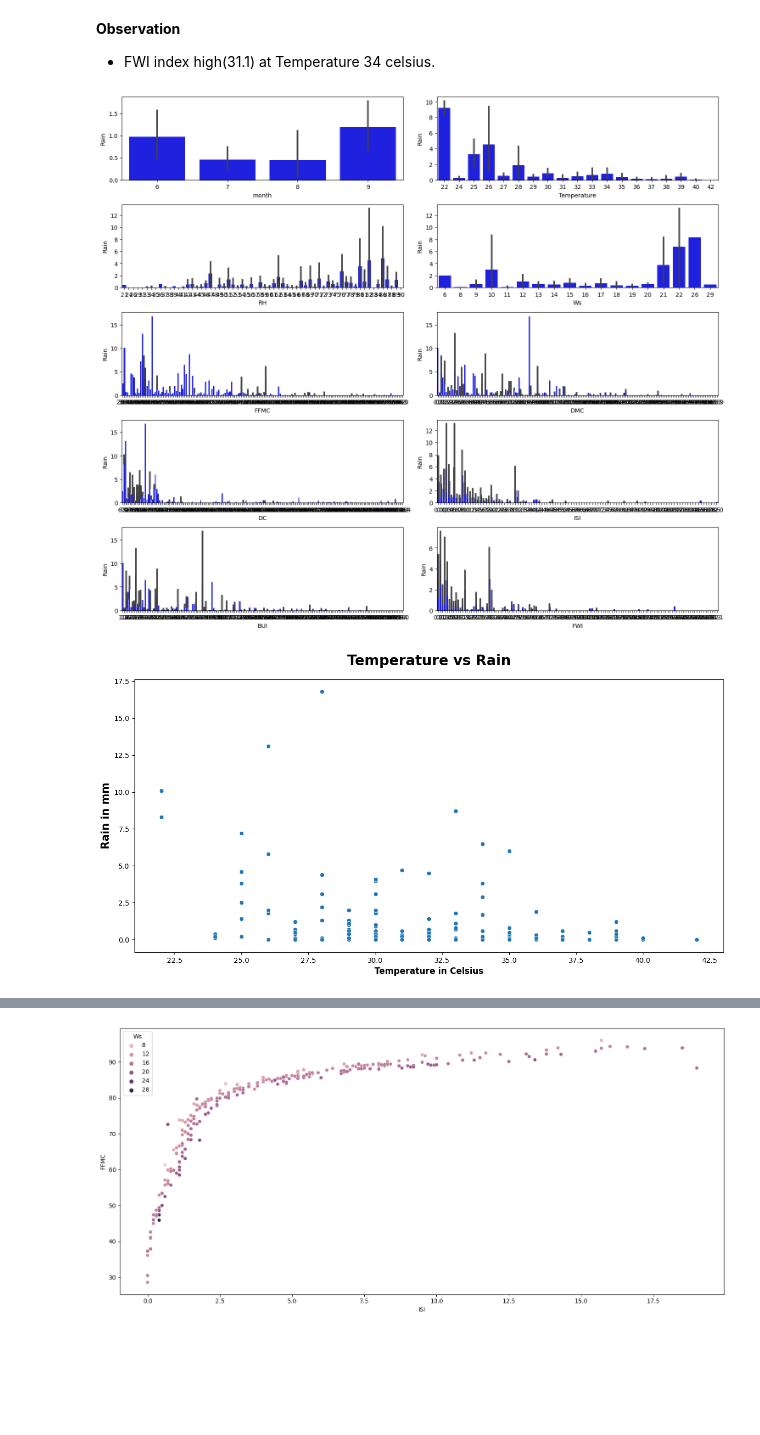
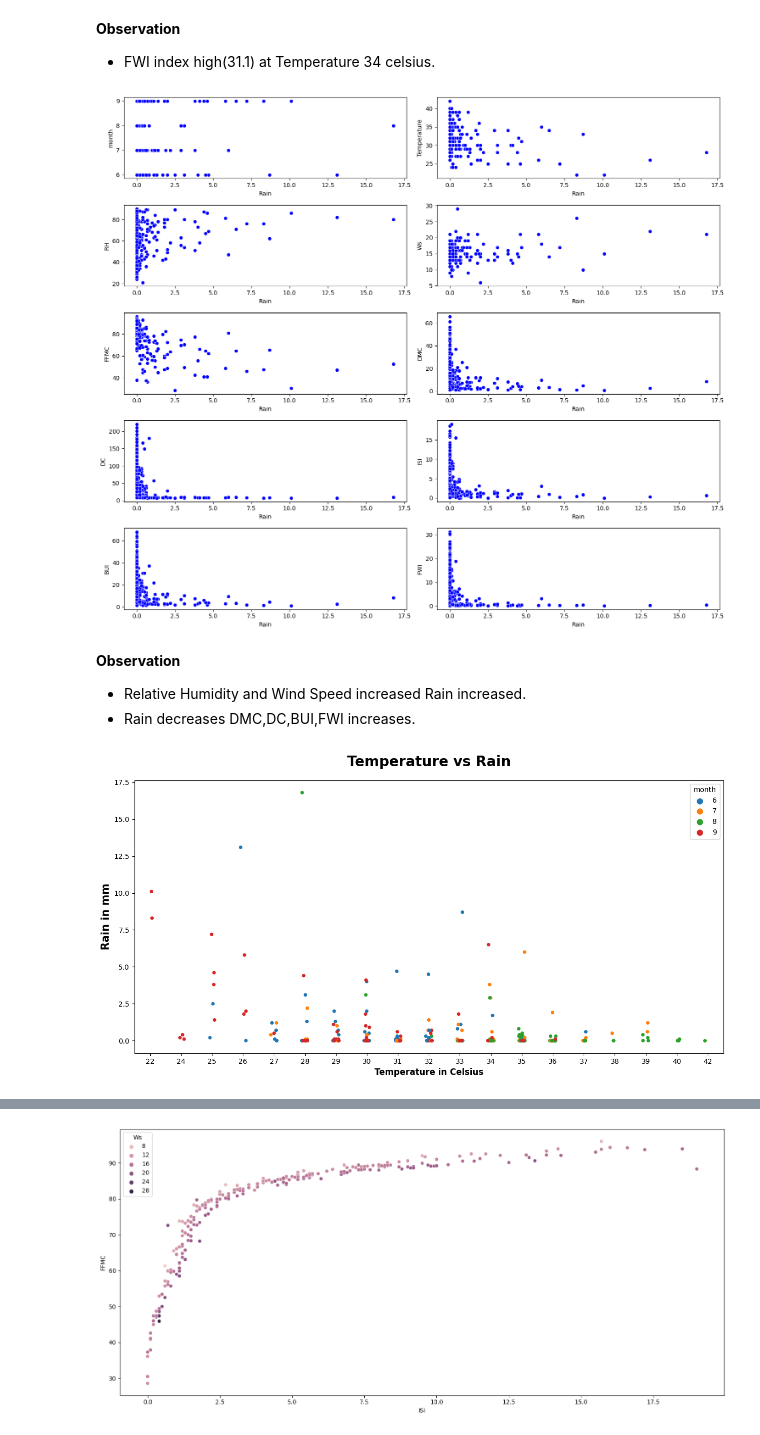
Before and after one commit to Rushi9867/Ineuron_Tasks, a Jupyter notebook: EDA/Algerian_Forest/Algerian_forest.ipynb, the cells around one changed output, grey strips where cells are left out. Cells and saved outputs as stored; diff of their text form; code cells hidden in the pictures; blank space fills up the shorter version.

```diff
--- a/EDA/Algerian_Forest/Algerian_forest.ipynb
+++ b/EDA/Algerian_Forest/Algerian_forest.ipynb
@@ -45,5 +46,5 @@ Assigning the day,month,Temperature,RH,Ws,Region as Integer datatype.
 # %%
 list = ['day','month','Temperature','RH','Ws','Region']
 for i in list:
-    df[i] = df[i].astype(int)
+    df[i] = df[i].apply(np.int64)
 # %% [markdown]
@@ -51,7 +52,7 @@ Assingning the 'Rain','FFMC','DMC','DC','ISI','BUI','FWI' as Float datatype.
 # %%
 list1 = ['Rain','FFMC','DMC','DC','ISI','BUI','FWI']
 for j in list1:
-    df[j] = df[j].astype(float)
+    df[j] = df[j].apply(np.float64)
 # %% [markdown]
 ### Numerical Features
 # %%
@@ -139,12 +234,12 @@ memory usage: 23.0+ KB
 # %% [markdown]
 ## Univariate Analysis
 # %%
-plt.figure(figsize = (20,15))
+fig = plt.figure(figsize = (20,15))
 plt.suptitle('Univariate Analysis of Numerical Features',fontsize=20,fontweight='bold',y=1.)
-for i in range(0,len(num_feat)):
-    plt.subplot(5,3,i+1)
-    sns.kdeplot(x=df[num_feat[i]],shade='True',color='b')
-    plt.xlabel(num_feat[i])
+for i in enumerate(num_feat):
+    plt.subplot(5,3,i[0]+1)
+    sns.kdeplot(x=df[num_feat[i[0]]],shade='True',color='b')
+    plt.xlabel(num_feat[i[0]])
     plt.tight_layout()
 # %% [output]
 [figure]
@@ -212,6 +301,0 @@ Name: Classes, dtype: int64
-# %%
-lst = ['month','Temperature','RH','Ws','Rain','FFMC','DMC','DC','ISI','BUI','FWI']
-plt.figure(figsize=(20,25))
-for i in range(0,len(lst)):
-    plt.subplot(6,2,i+1)
-    sns.histplot(data=df,x=lst[i],hue='Classes')
@@ -263,18 +343,22 @@ Name: Temperature, Length: 126, dtype: int32
 # %%
 lst1 = ['month','Temperature','RH','Ws','FFMC','DMC','DC','ISI','BUI','FWI']
 fig = plt.figure(figsize=(15, 20))
-for i in range(0, len(lst1)):
-    ax = plt.subplot(8, 2, i+1)
-    sns.barplot(data= df ,y='Rain', x=lst1[i], color='b')
+for i in enumerate(lst1):
+    ax = plt.subplot(8, 2, i[0]+1)
+    sns.scatterplot(data= df ,x='Rain', y=lst1[i[0]], color='b')
     plt.tight_layout()
 # %% [output]
-[figure, old version]
+[figure, new version]
+# %% [markdown]
+**Observation**
+* Relative Humidity and Wind Speed increased Rain increased.
+* Rain decreases DMC,DC,BUI,FWI increases.
 # %%
 plt.subplots(figsize=(15,7))
-sns.scatterplot(x='Temperature', y='Rain', data=df)
+sns.stripplot(x='Temperature', y='Rain', data=df,hue='month')
 plt.title("Temperature vs Rain", weight="bold",fontsize=20, pad=20)
 plt.ylabel("Rain in mm", weight="bold", fontsize=15)
 plt.xlabel("Temperature in Celsius", weight="bold", fontsize=12)
 plt.show()
 # %% [output]
-[figure, old version]
+[figure, new version]
```
Also changed, not shown: parts of 52 cells of this notebook, 2 other files.
